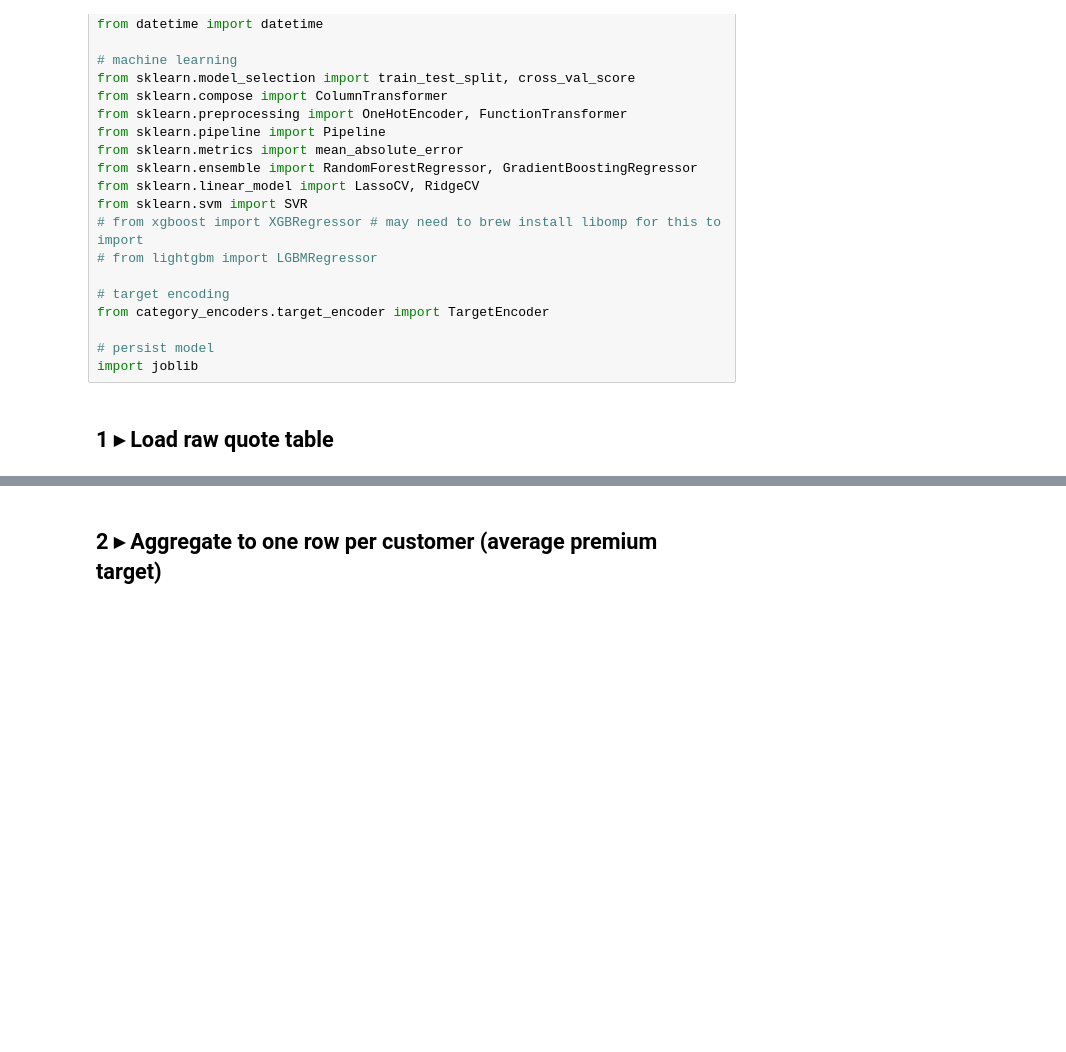
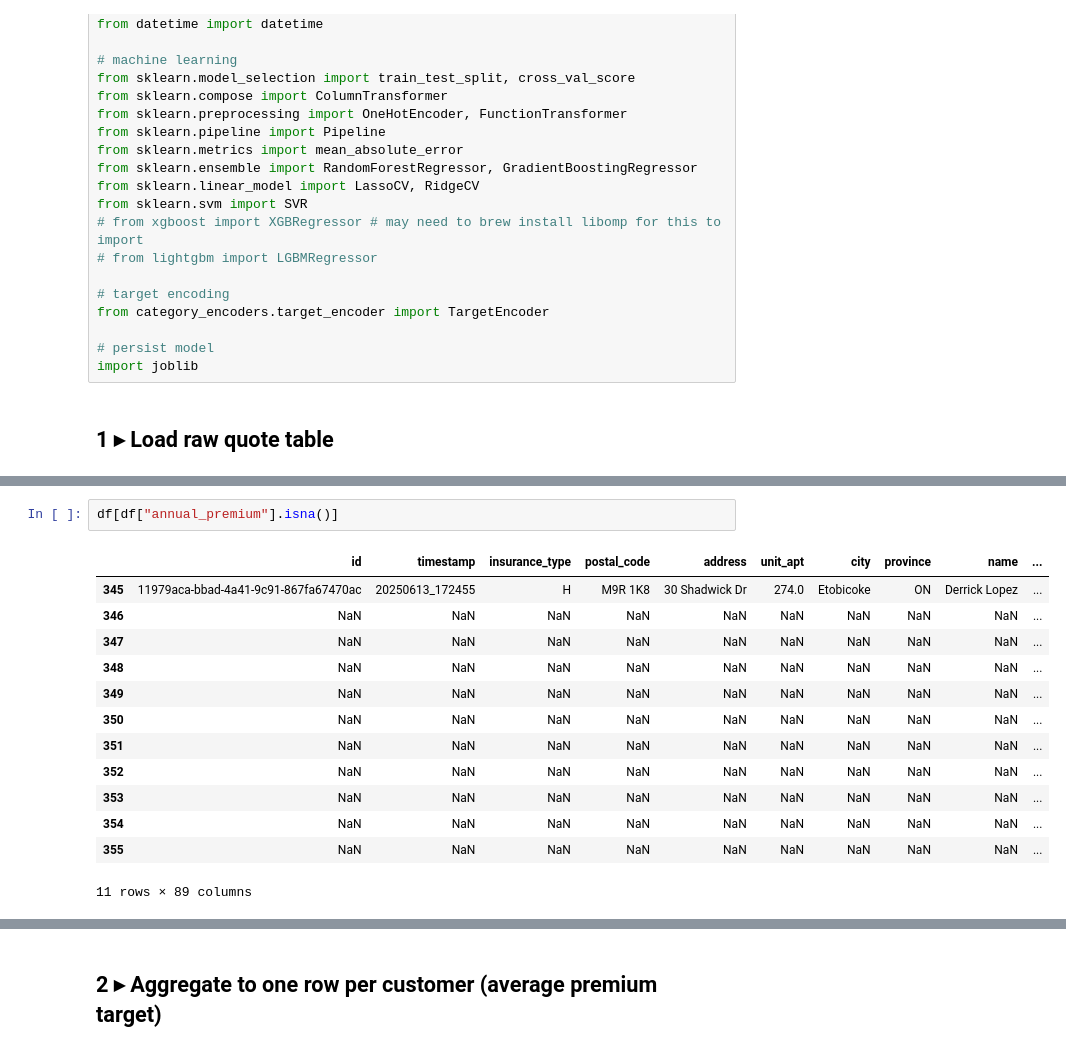
Before and after one commit to senchi-ins/senchi, a Jupyter notebook: experiments/rates/analysis/rate_predictor.ipynb, the cells around one changed output, grey strips where cells are left out. Cells and saved outputs as stored; diff of their text form; blank space fills up the shorter version.

```diff
--- a/experiments/rates/analysis/rate_predictor.ipynb
+++ b/experiments/rates/analysis/rate_predictor.ipynb
@@ -47,0 +80,16 @@ df.columns = df.columns.str.strip()
+# %%
+df[df["annual_premium"].isna()]
+# %% [output]
+|  | id | timestamp | insurance_type | postal_code | address | unit_apt | city | province | name | ... |
+| 345 | 11979aca-bbad-4a41-9c91-867fa67470ac | 20250613_172455 | H | M9R 1K8 | 30 Shadwick Dr | 274.0 | Etobicoke | ON | Derrick Lopez | ... |
+| 346 | NaN | NaN | NaN | NaN | NaN | NaN | NaN | NaN | NaN | ... |
+| 347 | NaN | NaN | NaN | NaN | NaN | NaN | NaN | NaN | NaN | ... |
+| 348 | NaN | NaN | NaN | NaN | NaN | NaN | NaN | NaN | NaN | ... |
+| 349 | NaN | NaN | NaN | NaN | NaN | NaN | NaN | NaN | NaN | ... |
+| 350 | NaN | NaN | NaN | NaN | NaN | NaN | NaN | NaN | NaN | ... |
+| 351 | NaN | NaN | NaN | NaN | NaN | NaN | NaN | NaN | NaN | ... |
+| 352 | NaN | NaN | NaN | NaN | NaN | NaN | NaN | NaN | NaN | ... |
+| 353 | NaN | NaN | NaN | NaN | NaN | NaN | NaN | NaN | NaN | ... |
+| 354 | NaN | NaN | NaN | NaN | NaN | NaN | NaN | NaN | NaN | ... |
+| 355 | NaN | NaN | NaN | NaN | NaN | NaN | NaN | NaN | NaN | ... |
+11 rows × 89 columns
```
Also changed, not shown: parts of 7 cells of this notebook, 8 other files.
